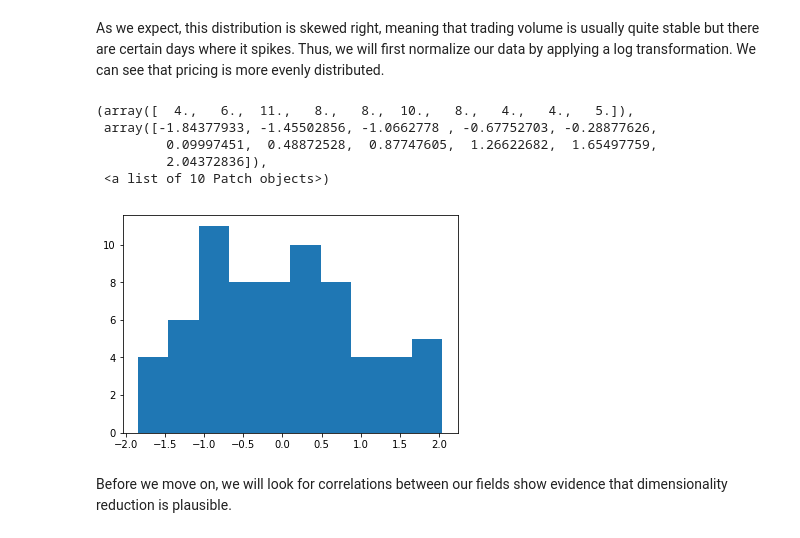
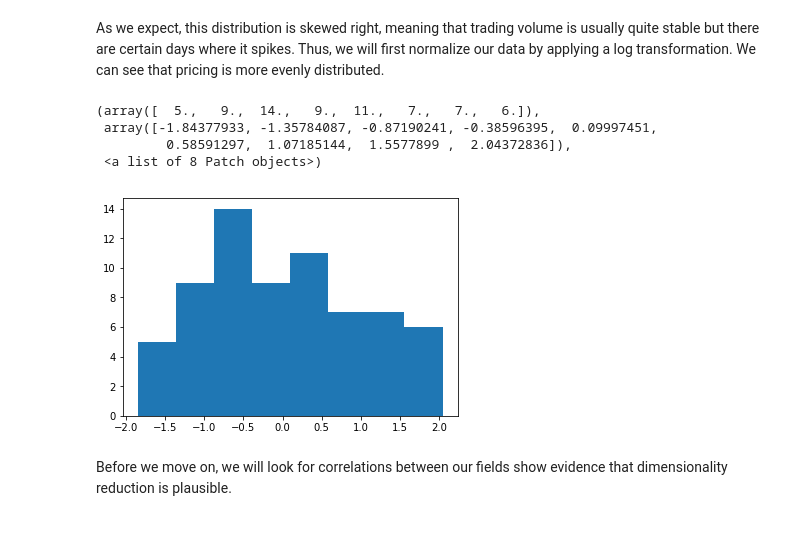
Before and after one commit to welsny/crypto-analysis, a Jupyter notebook: Strategies.ipynb, the cells around one changed output. Cells and saved outputs as stored; diff of their text form; code cells hidden in the pictures.

```diff
--- a/Strategies.ipynb
+++ b/Strategies.ipynb
@@ -88,14 +88,13 @@ plt.hist(df.volume)
 As we expect, this distribution is skewed right, meaning that trading volume is usually quite stable but there are certain days where it spikes. Thus, we will first normalize our data by applying a log transformation. We can see that pricing is more evenly distributed.
 # %%
 df.volume = df.volume.apply(math.log)
-plt.hist(preprocessing.scale(df.volume))
+plt.hist(preprocessing.scale(df.volume), bins='auto')
 # %% [output]
-(array([  4.,   6.,  11.,   8.,   8.,  10.,   8.,   4.,   4.,   5.]),
- array([-1.84377933, -1.45502856, -1.0662778 , -0.67752703, -0.28877626,
-         0.09997451,  0.48872528,  0.87747605,  1.26622682,  1.65497759,
-         2.04372836]),
- <a list of 10 Patch objects>)
+(array([  5.,   9.,  14.,   9.,  11.,   7.,   7.,   6.]),
+ array([-1.84377933, -1.35784087, -0.87190241, -0.38596395,  0.09997451,
+         0.58591297,  1.07185144,  1.5577899 ,  2.04372836]),
+ <a list of 8 Patch objects>)
-[figure, old version]
+[figure, new version]
 # %% [markdown]
 Before we move on, we will look for correlations between our fields show evidence that dimensionality reduction is plausible.
 # %%
```
Also changed, not shown: parts of 3 cells of this notebook.
